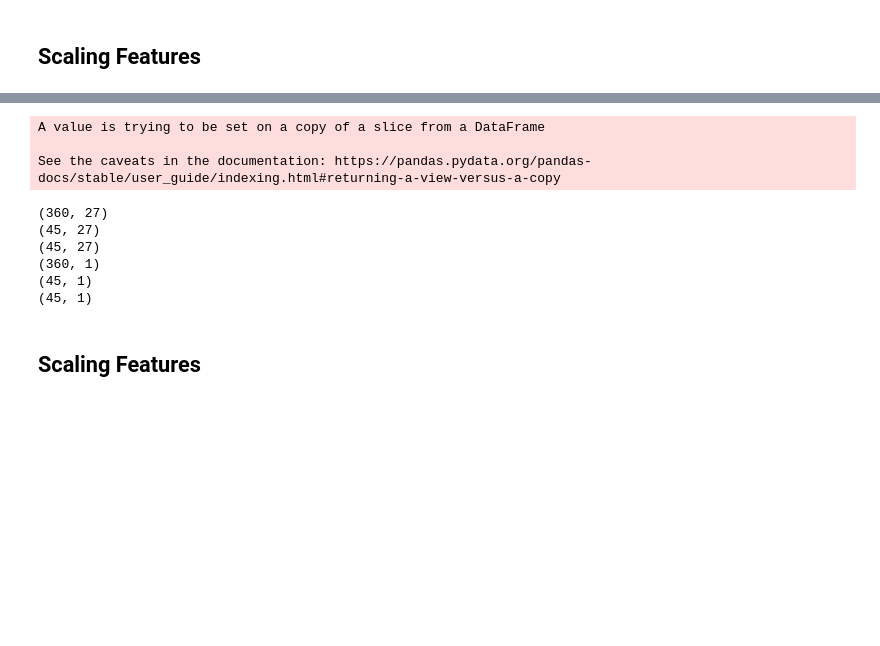
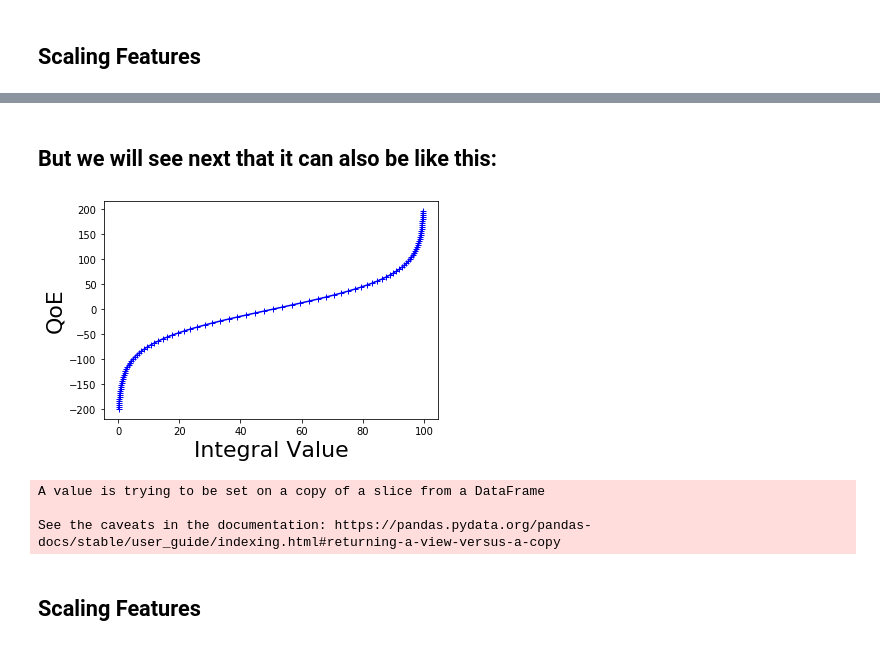
Before and after one commit to AleksandrIvchenko/QoE-assesment, a Jupyter notebook: Analysis_Waterloo-Part4.ipynb, the cells around one changed output, grey strips where cells are left out. Cells and saved outputs as stored; diff of their text form; code cells hidden in the pictures; blank space fills up the shorter version.

```diff
--- a/Analysis_Waterloo-Part4.ipynb
+++ b/Analysis_Waterloo-Part4.ipynb
@@ -294,3 +287,27 @@ K-Nearest Neighbors Regression Performance: MAE test = 6.9833, MAE val = 6.8951
+# %% [markdown]
+## But we will see next that it can also be like this:
+# %%
+##Logarithmic hypothesis
+x = np.arange(-200, 200, 4).tolist()
+y = []
+
+b1 = 100
+b2 = -0.03
+b3 = 1
+def sigma(x):
+    sigma = -b1/(1 + math.exp(b2*(-x-b3))) + 100
+
+    return sigma
+
+y = list (map(lambda x : sigma(x), x))
+
+fig, ax = plt.subplots()
+ax.plot(y, x, 'b+', linestyle='solid')
+plt.xlabel('Integral Value', size = 22);
+plt.ylabel('QoE', size = 22);
+plt.show()
+# %% [output]
+[figure, added]
 # %%
 features = pd.concat([numerical_subset, categorical_subset], axis = 1)
 targets = mos
@@ -341,20 +357,6 @@ train_labels = targets.drop(index_test)
 train_labels = train_labels.drop(index_val)
 test_labels = targets.iloc [index_test]
 val_labels = targets.iloc [index_val]
-# %%
-print(X.shape)
-print(X_test.shape)
-print(X_val.shape)
-print(train_labels.shape)
-print(test_labels.shape)
-print(val_labels.shape)
-# %% [output]
-(360, 27)
-(45, 27)
-(45, 27)
-(360, 1)
-(45, 1)
-(45, 1)
 # %%
 X_with_cols = pd.DataFrame(X, columns = columns_save)
 # %% [markdown]
```
Also changed, not shown: parts of 32 cells of this notebook.
